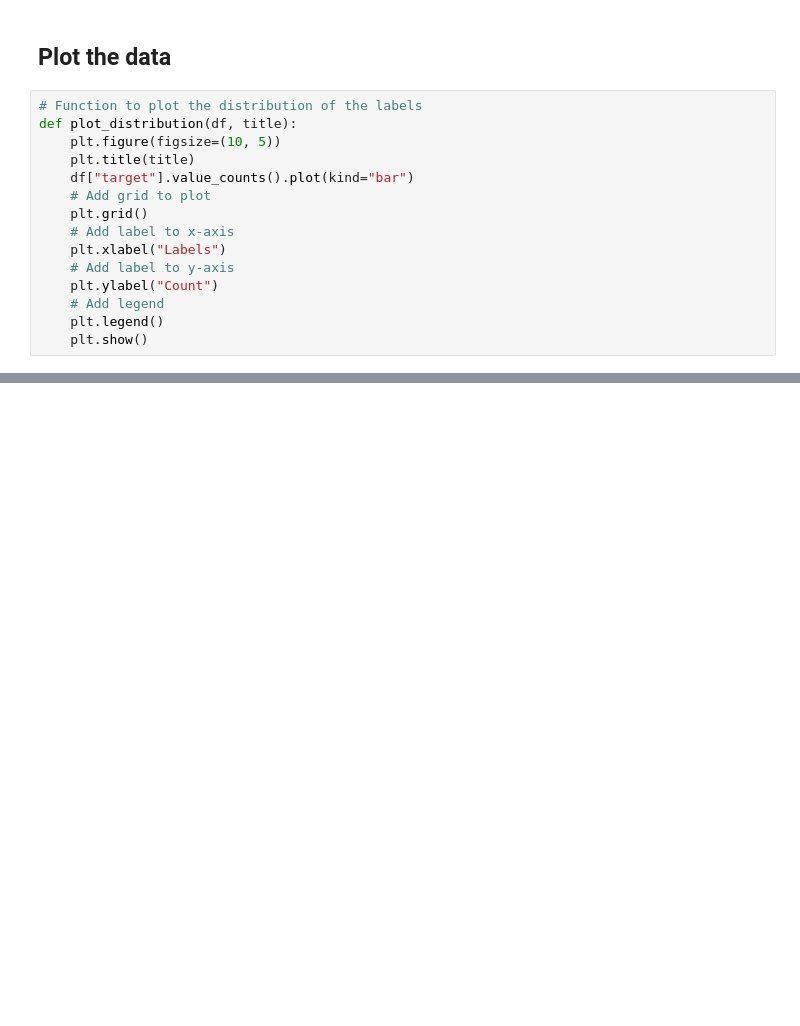
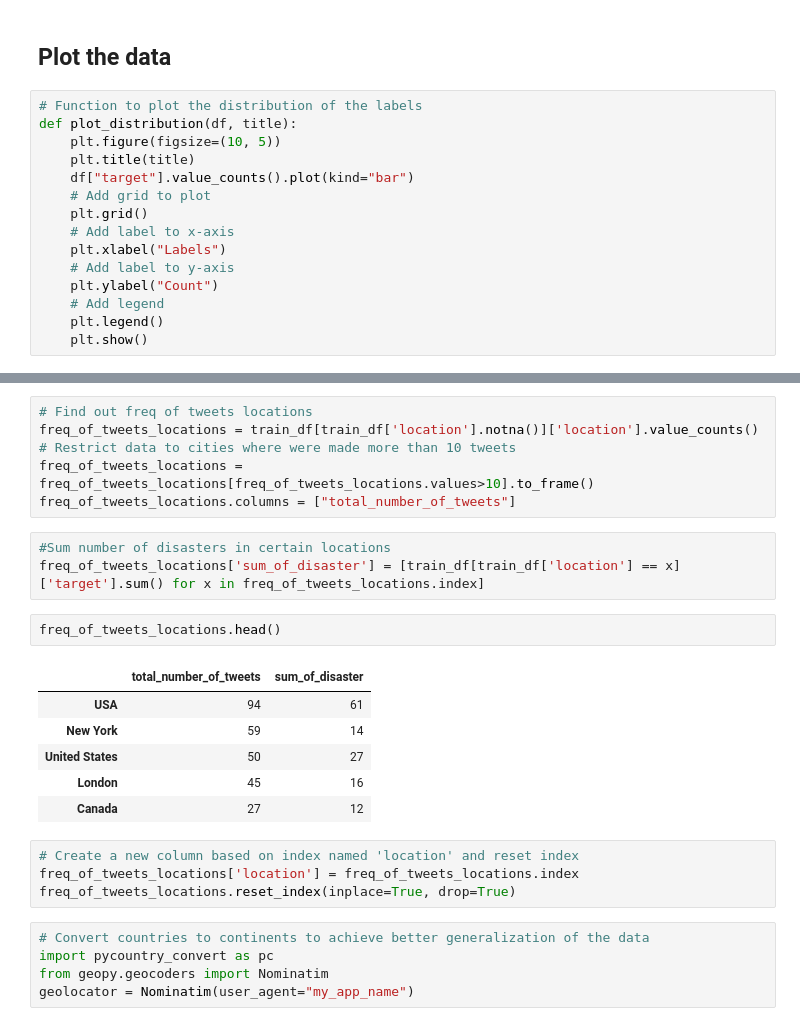
Before and after one commit to KubiakJakub01/sentiment-analysis-disaster-tweets, a Jupyter notebook: src/notebooks/research.ipynb, the cells around one changed output, grey strips where cells are left out. Cells and saved outputs as stored; diff of their text form; blank space fills up the shorter version.

```diff
--- a/src/notebooks/research.ipynb
+++ b/src/notebooks/research.ipynb
@@ -125,0 +180,27 @@ KeyError: 'labels'
+# %%
+# Find out freq of tweets locations
+freq_of_tweets_locations = train_df[train_df['location'].notna()]['location'].value_counts()
+# Restrict data to cities where were made more than 10 tweets
+freq_of_tweets_locations = freq_of_tweets_locations[freq_of_tweets_locations.values>10].to_frame()
+freq_of_tweets_locations.columns = ["total_number_of_tweets"]
+# %%
+#Sum number of disasters in certain locations
+freq_of_tweets_locations['sum_of_disaster'] = [train_df[train_df['location'] == x]['target'].sum() for x in freq_of_tweets_locations.index]
+# %%
+freq_of_tweets_locations.head()
+# %% [output]
+|  | total_number_of_tweets | sum_of_disaster |
+| USA | 94 | 61 |
+| New York | 59 | 14 |
+| United States | 50 | 27 |
+| London | 45 | 16 |
+| Canada | 27 | 12 |
+# %%
+# Create a new column based on index named 'location' and reset index
+freq_of_tweets_locations['location'] = freq_of_tweets_locations.index
+freq_of_tweets_locations.reset_index(inplace=True, drop=True)
+# %%
+# Convert countries to continents to achieve better generalization of the data
+import pycountry_convert as pc
+from geopy.geocoders import Nominatim
+geolocator = Nominatim(user_agent="my_app_name")
```
Also changed, not shown: parts of 9 cells of this notebook.
